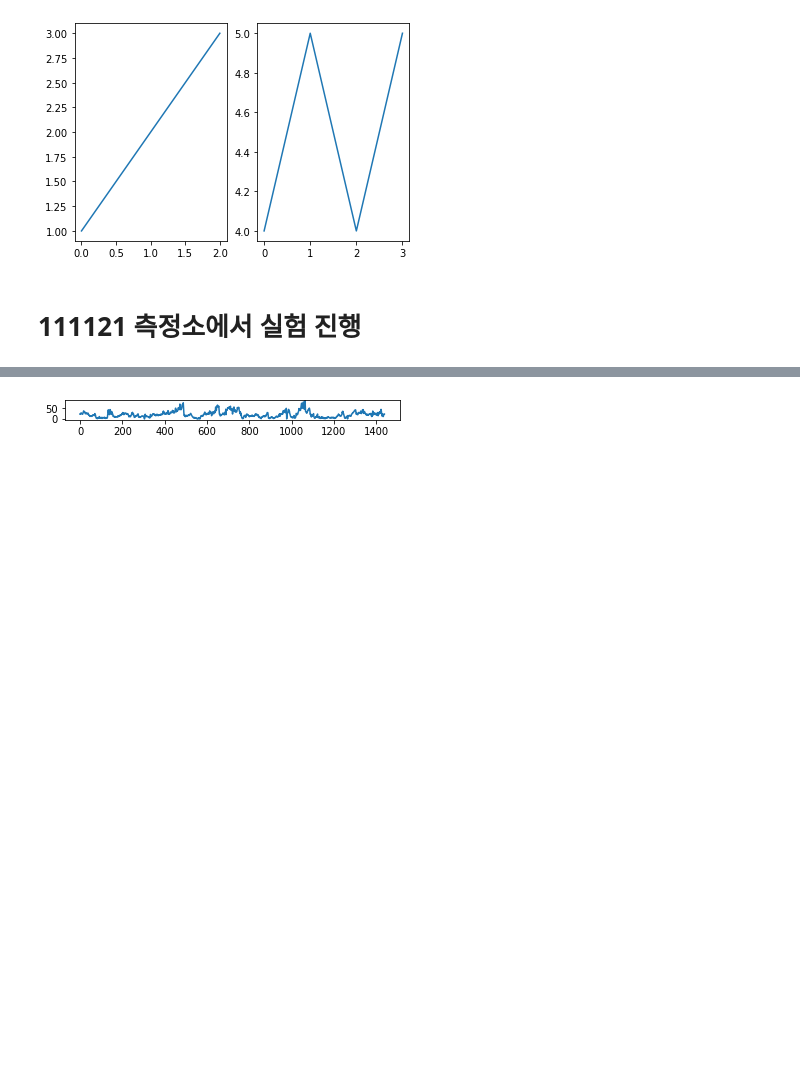
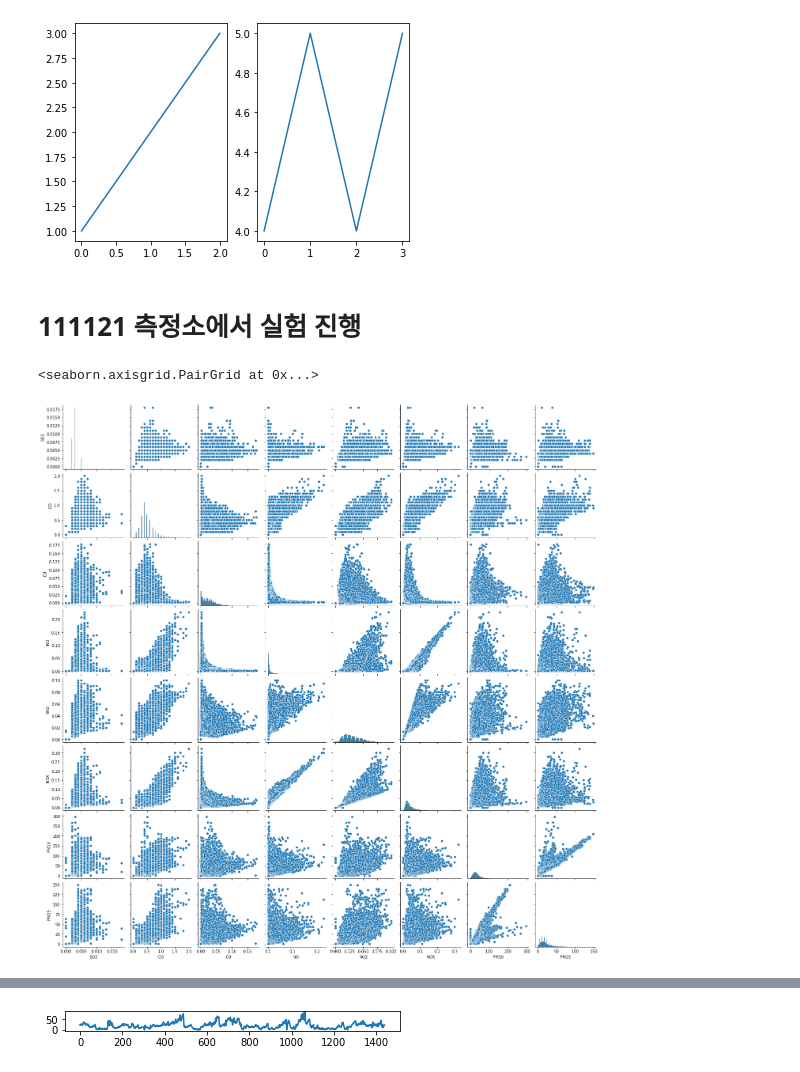
Before and after one commit to Yanghojun/Juneer_deeplearning_cookbook, a Jupyter notebook: data/NIER_dataset/data_experiment.ipynb, the cells around one changed output, grey strips where cells are left out. Cells and saved outputs as stored; diff of their text form; code cells hidden in the pictures; blank space fills up the shorter version.

Commit message:
Update sys.pairplot  code

```diff
--- a/data/NIER_dataset/data_experiment.ipynb
+++ b/data/NIER_dataset/data_experiment.ipynb
@@ -26,3 +26,16 @@ axes[1].plot([4,5,4,5]);
 [figure]
 # %% [markdown]
 # 111121 측정소에서 실험 진행
+# %%
+from sklearn.preprocessing import MinMaxScaler, StandardScaler
+import seaborn as sns
+
+elements_name = ['SO2', 'CO', 'O3', 'NO', 'NO2', 'NOX', 'PM10', 'PM25']
+
+data = ori_data[111121][elements_name]
+
+# data.head()
+sns.pairplot(data)
+# %% [output]
+<seaborn.axisgrid.PairGrid at 0x...>
+[figure, added]
```
Also changed, not shown: parts of 1 cell of this notebook, 1 other file.
